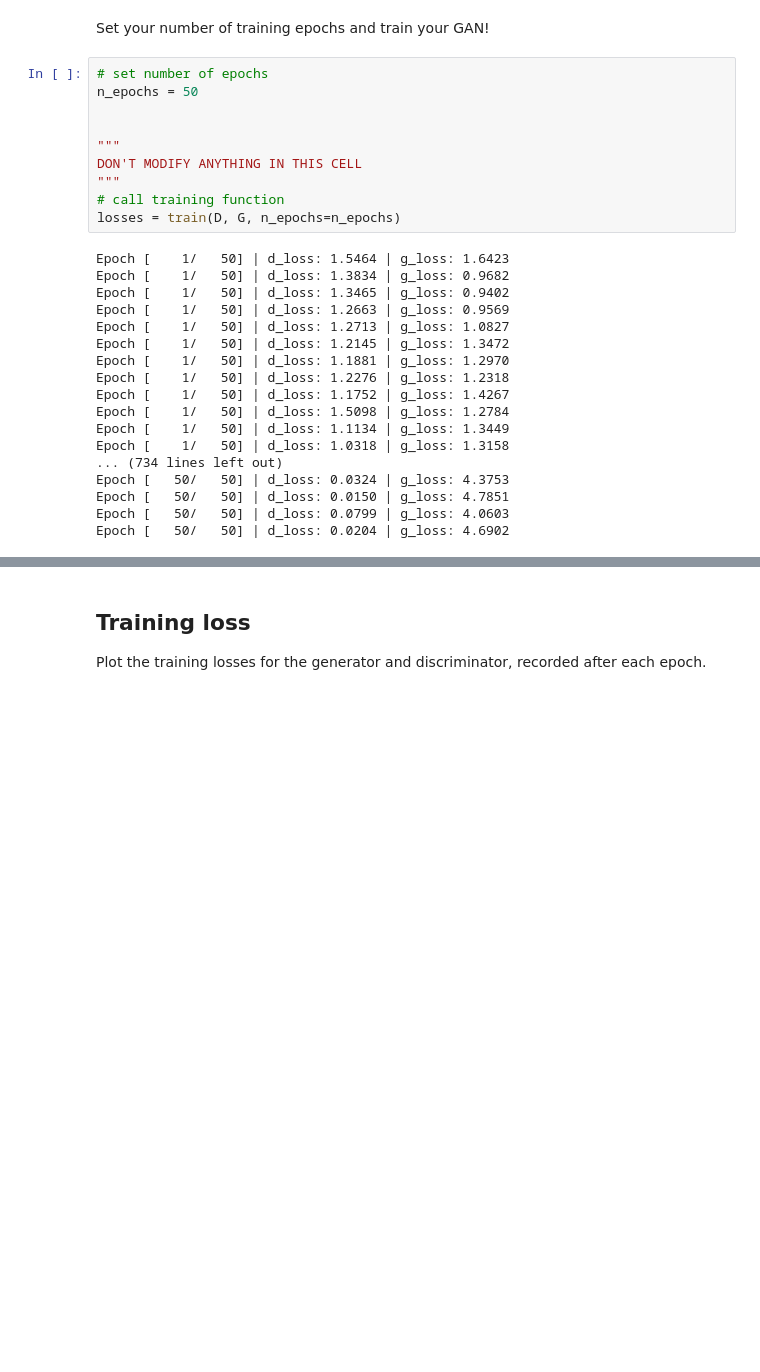
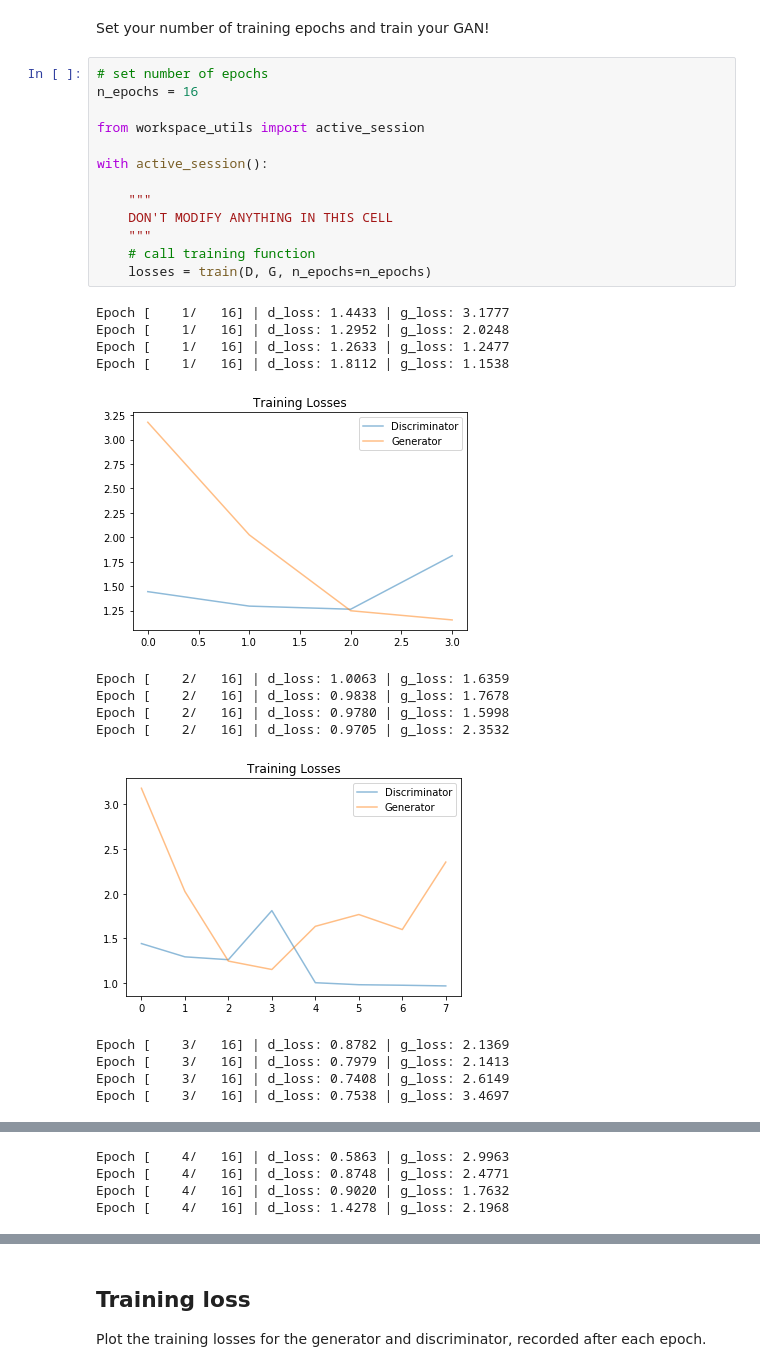
Before and after one commit to abdullah-alhashim/face_generation, a Jupyter notebook: dlnd_face_generation.ipynb, the cells around one changed output, grey strips where cells are left out. Drawn from its saved outputs; the diff is of its cells as text; blank space fills up the shorter version.

```diff
--- a/dlnd_face_generation.ipynb
+++ b/dlnd_face_generation.ipynb
@@ -610,29 +616,29 @@ def train(D, G, n_epochs, print_every=100):
 Set your number of training epochs and train your GAN!
 # %%
 # set number of epochs
-n_epochs = 50
+n_epochs = 16
 
+from workspace_utils import active_session
 
-"""
-DON'T MODIFY ANYTHING IN THIS CELL
-"""
-# call training function
-losses = train(D, G, n_epochs=n_epochs)
+with active_session():
+
+    """
+    DON'T MODIFY ANYTHING IN THIS CELL
+    """
+    # call training function
+    losses = train(D, G, n_epochs=n_epochs)
 # %% [output]
-Epoch [    1/   50] | d_loss: 1.5464 | g_loss: 1.6423
-Epoch [    1/   50] | d_loss: 1.3834 | g_loss: 0.9682
-Epoch [    1/   50] | d_loss: 1.3465 | g_loss: 0.9402
-Epoch [    1/   50] | d_loss: 1.2663 | g_loss: 0.9569
-Epoch [    1/   50] | d_loss: 1.2713 | g_loss: 1.0827
-Epoch [    1/   50] | d_loss: 1.2145 | g_loss: 1.3472
-Epoch [    1/   50] | d_loss: 1.1881 | g_loss: 1.2970
-Epoch [    1/   50] | d_loss: 1.2276 | g_loss: 1.2318
-Epoch [    1/   50] | d_loss: 1.1752 | g_loss: 1.4267
-Epoch [    1/   50] | d_loss: 1.5098 | g_loss: 1.2784
-Epoch [    1/   50] | d_loss: 1.1134 | g_loss: 1.3449
-Epoch [    1/   50] | d_loss: 1.0318 | g_loss: 1.3158
-... (734 lines left out)
-Epoch [   50/   50] | d_loss: 0.0324 | g_loss: 4.3753
-Epoch [   50/   50] | d_loss: 0.0150 | g_loss: 4.7851
-Epoch [   50/   50] | d_loss: 0.0799 | g_loss: 4.0603
-Epoch [   50/   50] | d_loss: 0.0204 | g_loss: 4.6902
+Epoch [    1/   16] | d_loss: 1.4433 | g_loss: 3.1777
+Epoch [    1/   16] | d_loss: 1.2952 | g_loss: 2.0248
+Epoch [    1/   16] | d_loss: 1.2633 | g_loss: 1.2477
+Epoch [    1/   16] | d_loss: 1.8112 | g_loss: 1.1538
+[figure, added]
+Epoch [    2/   16] | d_loss: 1.0063 | g_loss: 1.6359
+Epoch [    2/   16] | d_loss: 0.9838 | g_loss: 1.7678
+Epoch [    2/   16] | d_loss: 0.9780 | g_loss: 1.5998
+Epoch [    2/   16] | d_loss: 0.9705 | g_loss: 2.3532
+[figure, added]
+Epoch [    3/   16] | d_loss: 0.8782 | g_loss: 2.1369
+Epoch [    3/   16] | d_loss: 0.7979 | g_loss: 2.1413
+Epoch [    3/   16] | d_loss: 0.7408 | g_loss: 2.6149
+Epoch [    3/   16] | d_loss: 0.7538 | g_loss: 3.4697
@@ -638,0 +646,4 @@ Epoch [   50/   50] | d_loss: 0.0204 | g_loss: 4.6902
+Epoch [    4/   16] | d_loss: 0.5863 | g_loss: 2.9963
+Epoch [    4/   16] | d_loss: 0.8748 | g_loss: 2.4771
+Epoch [    4/   16] | d_loss: 0.9020 | g_loss: 1.7632
+Epoch [    4/   16] | d_loss: 1.4278 | g_loss: 2.1968
```
Also changed, not shown: parts of 10 cells of this notebook, 1 other file.
